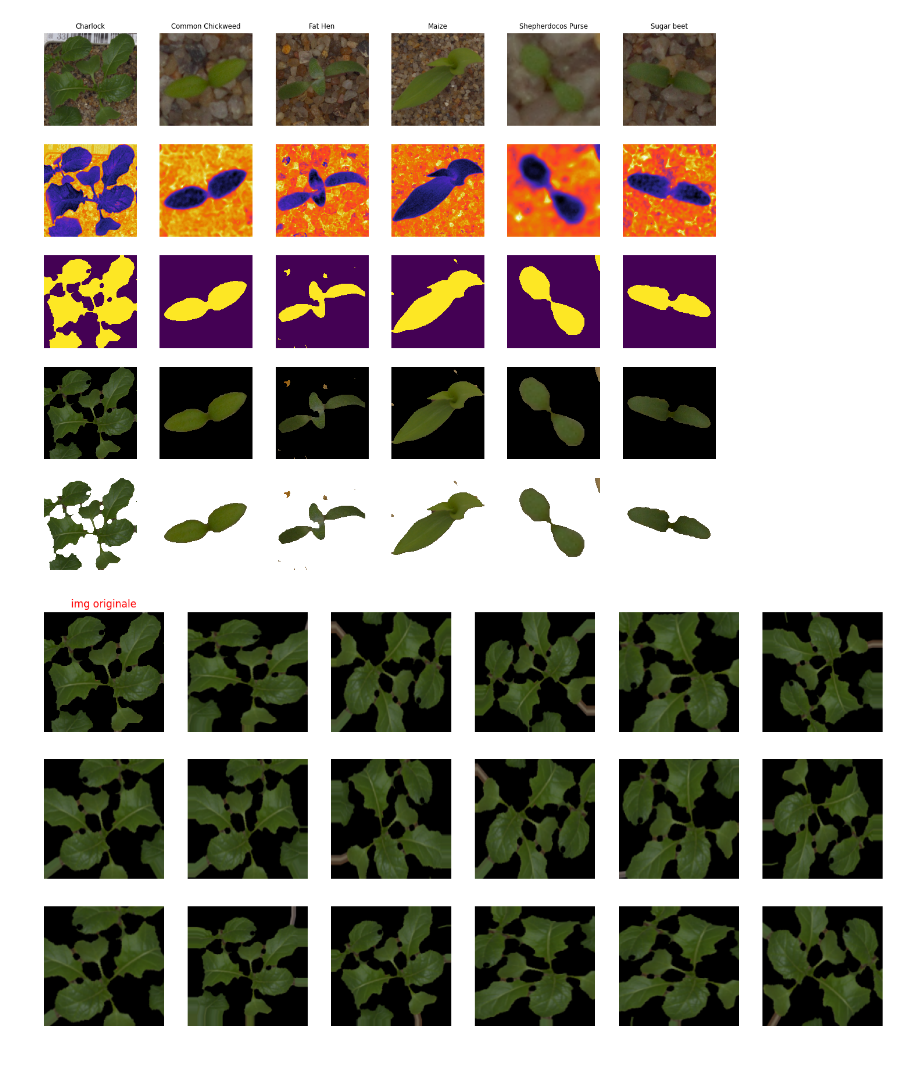
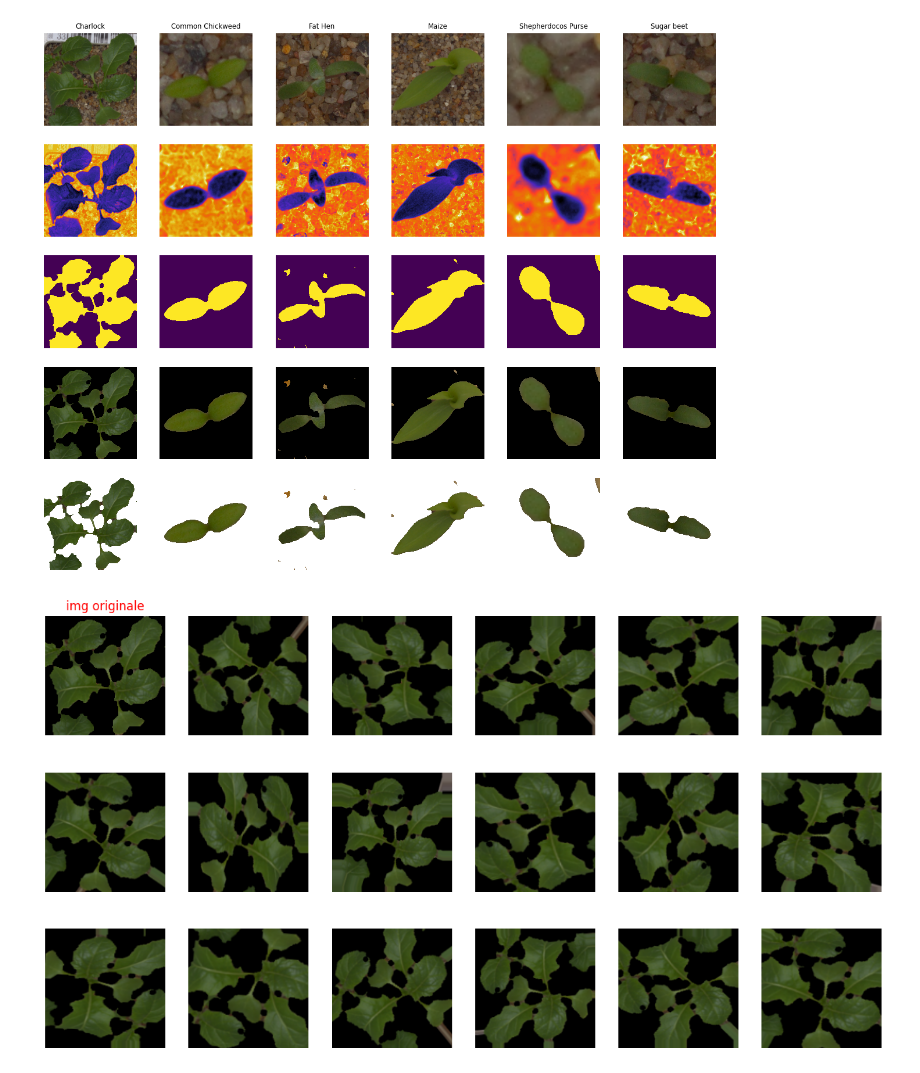
Before and after one commit to irene1604/plants_project, a Jupyter notebook: main.ipynb, the cells around one changed output. Saved outputs shown, nothing was run; the diff lists cells and outputs as text; code cells hidden in the pictures.

```diff
--- a/main.ipynb
+++ b/main.ipynb
@@ -379,22 +379,20 @@ _image_seg_     = ImageSegmentation(
 # %%
 Data_aug = data_aug()
 # %%
-
-
-plt.figure(figsize=(18, 9))
+plt.figure(figsize=(15, 8))
 for i in range(18):
     for j in range(1):
         plt.subplot(3, 6, i+j+1)
         if i != 0 :
             XX_ = Data_aug(_image_seg_)
             XX_ = XX_.numpy().reshape((1, shape[0], shape[1], 3))
         else :
             XX_ = tf.expand_dims(_image_seg_, 0)
             plt.title("img originale", color="red")
 
         plt.axis("off")
         plt.imshow(XX_[0])
 
 plt.savefig("./images/img_aug.png")
 # %% [output]
-[figure, old version]
+[figure, new version]
```
Also changed, not shown: 2 other files.
